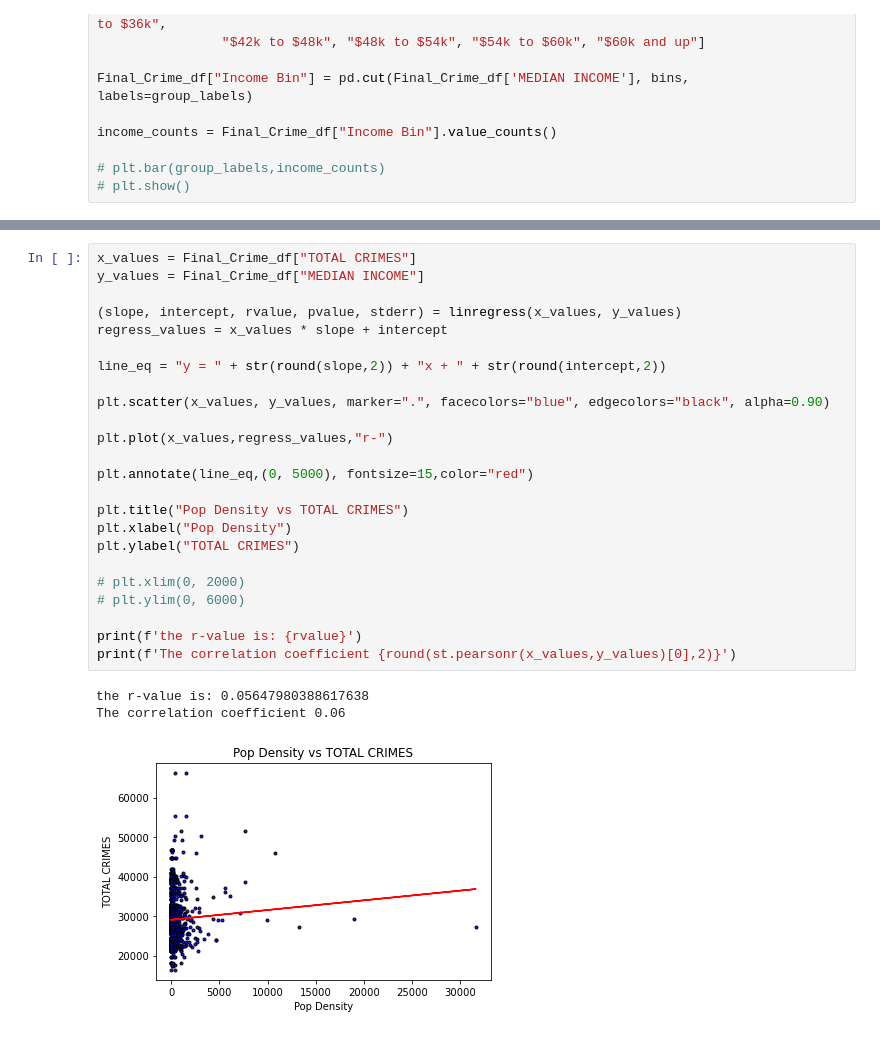
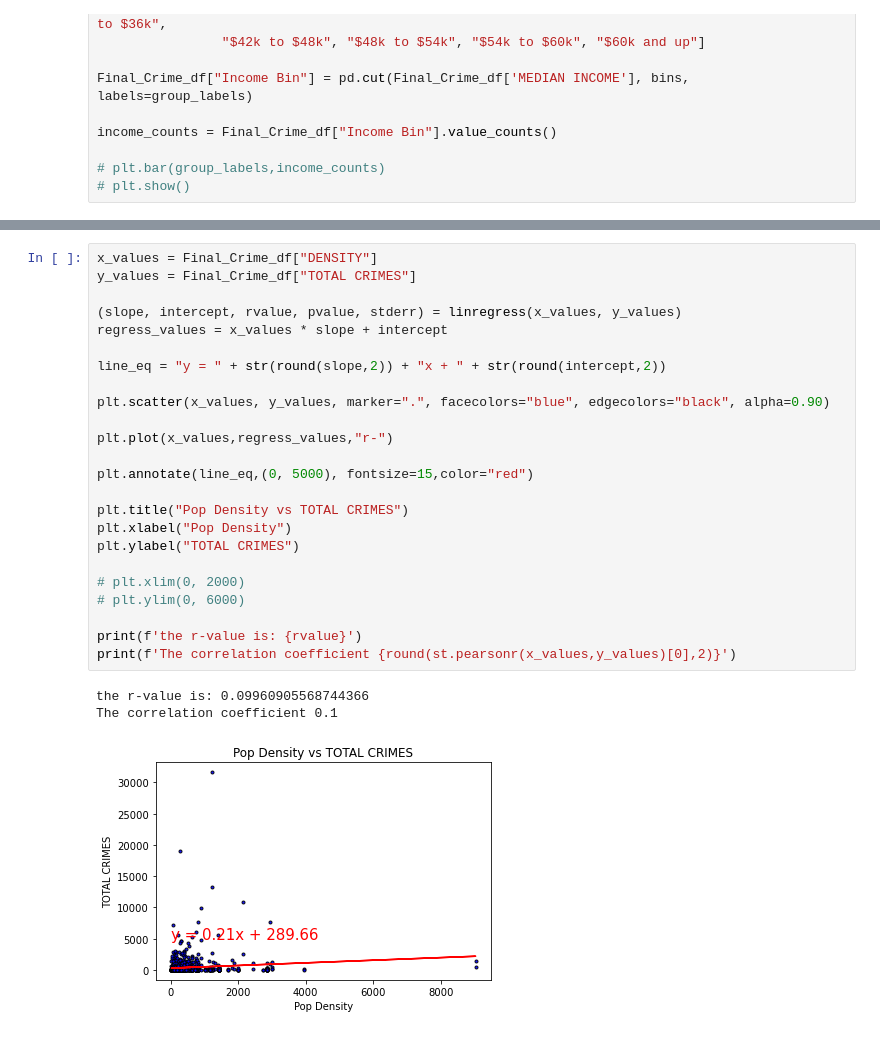
Before and after one commit to melindaeudy/Project_1, a Jupyter notebook: Project_1_Final.ipynb, the cells around one changed output, grey strips where cells are left out. Cells and saved outputs as stored; diff of their text form.

```diff
--- a/Project_1_Final.ipynb
+++ b/Project_1_Final.ipynb
@@ -438,30 +439,30 @@ Index(['STATE', 'CODE', 'COUNTY', 'POPULATION', 'DENSITY', 'MEDIAN INCOME',
        'LONGITUDE', 'POP', 'Income Bin'],
       dtype='object')
 # %%
-x_values = Final_Crime_df["TOTAL CRIMES"]
-y_values = Final_Crime_df["MEDIAN INCOME"]
+x_values = Final_Crime_df["DENSITY"]
+y_values = Final_Crime_df["TOTAL CRIMES"]
 
 (slope, intercept, rvalue, pvalue, stderr) = linregress(x_values, y_values)
 regress_values = x_values * slope + intercept
 
 line_eq = "y = " + str(round(slope,2)) + "x + " + str(round(intercept,2))
 
 plt.scatter(x_values, y_values, marker=".", facecolors="blue", edgecolors="black", alpha=0.90)
 
 plt.plot(x_values,regress_values,"r-")
 
 plt.annotate(line_eq,(0, 5000), fontsize=15,color="red")
 
 plt.title("Pop Density vs TOTAL CRIMES")
 plt.xlabel("Pop Density")
 plt.ylabel("TOTAL CRIMES")
 
 # plt.xlim(0, 2000)
 # plt.ylim(0, 6000)
 
 print(f'the r-value is: {rvalue}')
 print(f'The correlation coefficient {round(st.pearsonr(x_values,y_values)[0],2)}')
 # %% [output]
-the r-value is: 0.05647980388617638
-The correlation coefficient 0.06
+the r-value is: 0.09960905568744366
+The correlation coefficient 0.1
-[figure, old version]
+[figure, new version]
```
Also changed, not shown: parts of 5 cells of this notebook, 1 other file.
